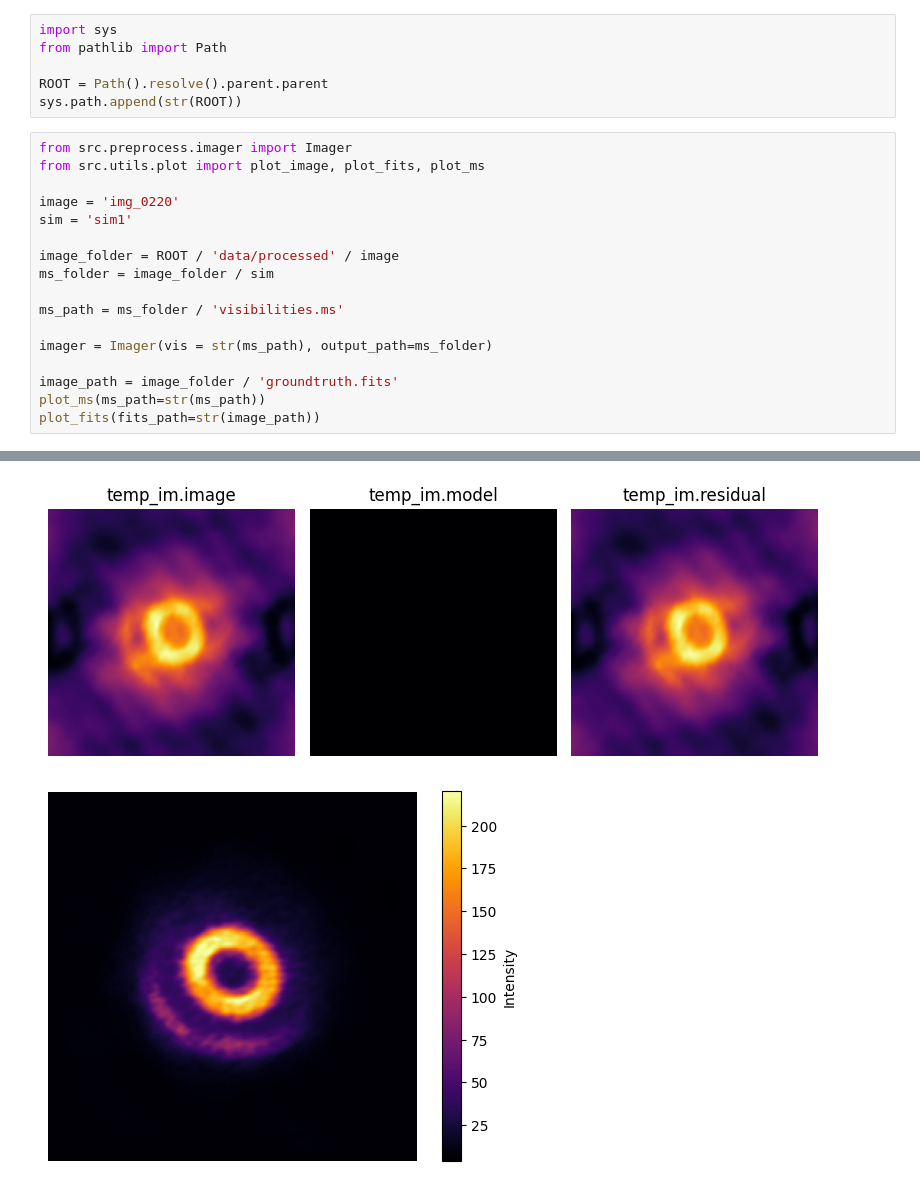
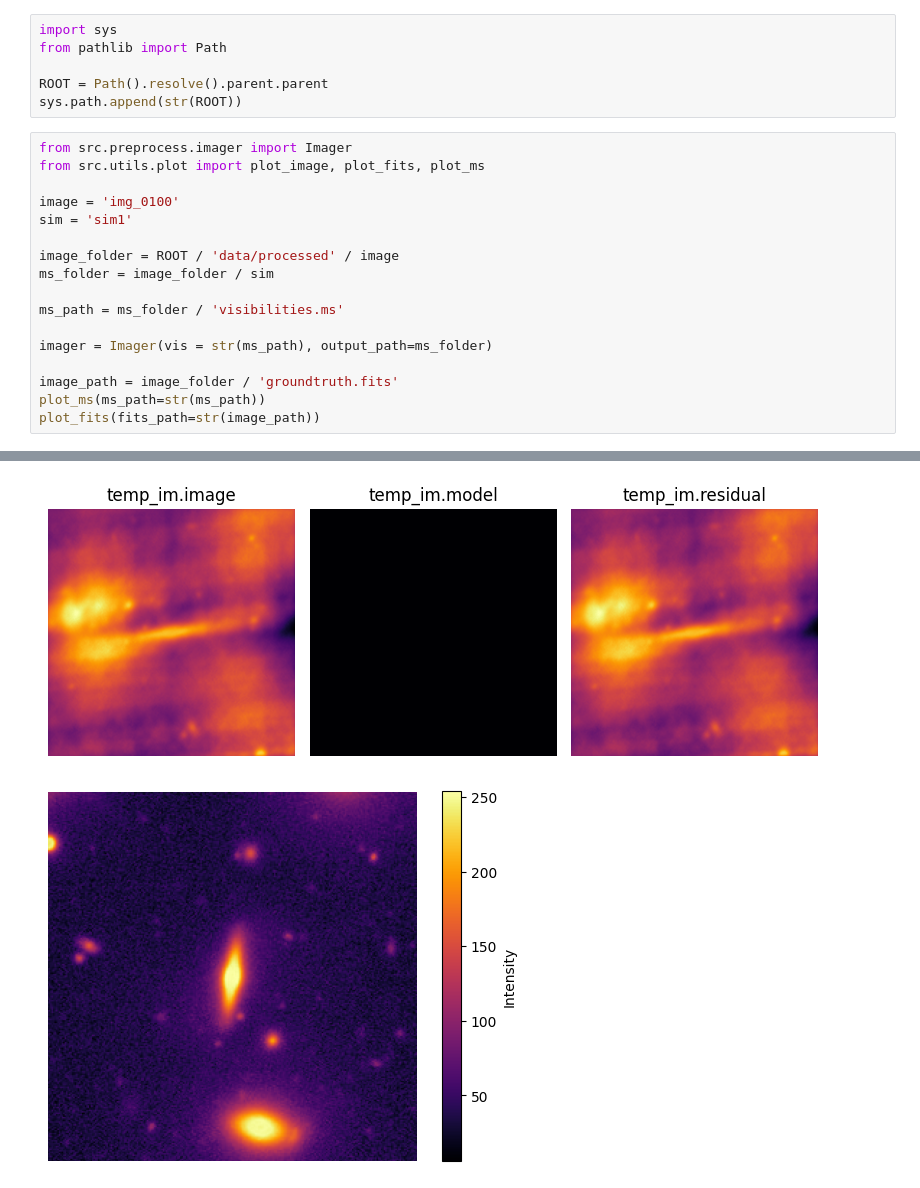
Before and after one commit to Luis-Valenzuela-Concha/AQuaRRAI, a Jupyter notebook: notebooks/preprocess_examples/example_imager.ipynb, the cells around one changed output, grey strips where cells are left out. Drawn from its saved outputs; the diff is of its cells as text.

```diff
--- a/notebooks/preprocess_examples/example_imager.ipynb
+++ b/notebooks/preprocess_examples/example_imager.ipynb
@@ -8,7 +8,7 @@ sys.path.append(str(ROOT))
 from src.preprocess.imager import Imager
 from src.utils.plot import plot_image, plot_fits, plot_ms
 
-image = 'img_0220'
+image = 'img_0100'
 sim = 'sim1'
 
 image_folder = ROOT / 'data/processed' / image
@@ -26,5 +27,5 @@ plot_fits(fits_path=str(image_path))
-[figure, old version]
+[figure, new version]
-[figure, old version]
+[figure, new version]
 # %%
 niter_hogbom = 40001
 tclean_config = {
```
Also changed, not shown: parts of 6 cells of this notebook, 10 other files.
